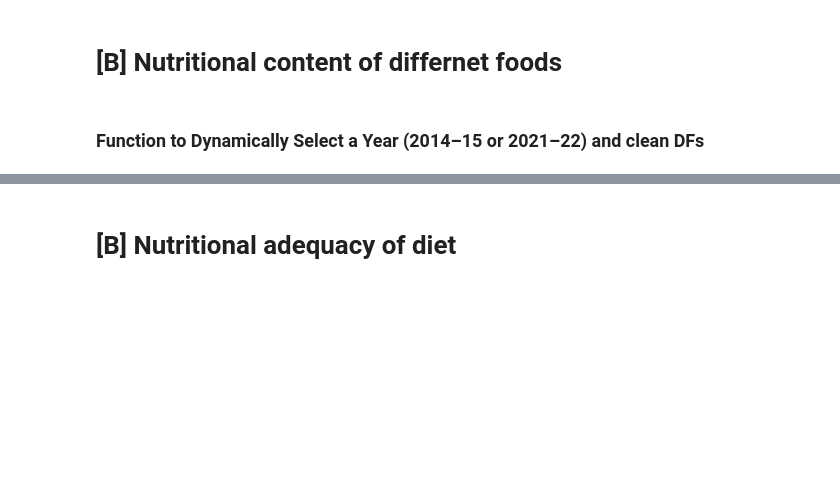
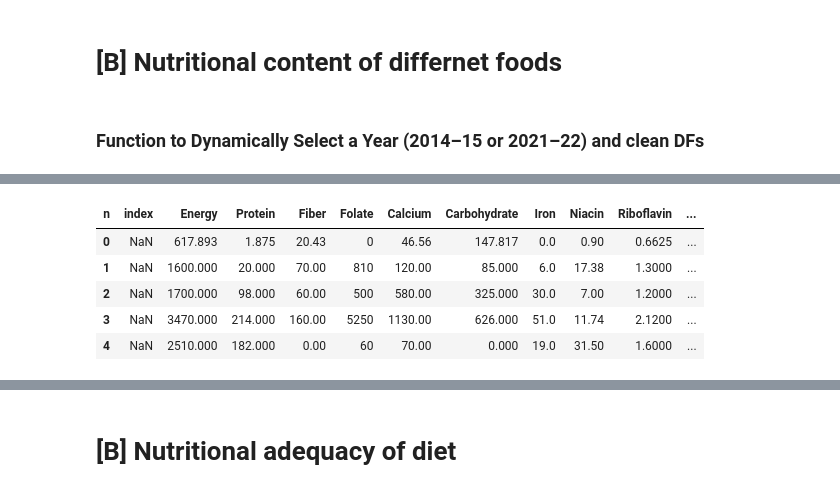
Before and after one commit to JackPollard4/Project-3-, a Jupyter notebook: Jack Mali Document.ipynb, the cells around one changed output, grey strips where cells are left out. Cells and saved outputs as stored; diff of their text form; code cells hidden in the pictures; blank space fills up the shorter version.

```diff
--- a/Jack Mali Document.ipynb
+++ b/Jack Mali Document.ipynb
@@ -398,0 +163,86 @@ Shape of rdi (Recommended Daily Intake): (20, 14)
+# %%
+def load_nutritional_data(year):
+    """
+    Loads and cleans data for the specified year.
+
+    Returns
+    -------
+    (x, z, p, fct, rdi) : tuple of pandas.DataFrames
+        x: Expenditures data
+        z: Household characteristics
+        p: Prices data
+        fct: Food Composition Table
+        rdi: Recommended Daily Intake
+    """
+    # --- Expenditures ---
+    x = get_clean_sheet(
+        InputFiles[f"Expenditures_{year}"][0],
+        sheet=InputFiles[f"Expenditures_{year}"][1]
+    )
+    if 'm' not in x.columns:
+        x['m'] = 1
+    x = x.set_index(['i', 't', 'm'])
+    x.columns.name = 'j'
+    x = x.apply(lambda col: pd.to_numeric(col, errors='coerce'))
+    x = x.replace(0, np.nan)
+
+    # --- Household Characteristics ---
+    z = get_clean_sheet(
+        InputFiles["HH_Characteristics"][0],
+        sheet=InputFiles["HH_Characteristics"][1]
+    )
+    if 'm' not in z.columns:
+        z['m'] = 1
+    z = z.set_index(['i','t','m'])
+    z.columns.name = 'k'
+    z = z.apply(lambda col: pd.to_numeric(col, errors='coerce'))
+
+    # --- Prices ---
+    p = get_clean_sheet(
+        InputFiles[f"Prices_{year}"][0],
+        sheet=InputFiles[f"Prices_{year}"][1]
+    )
+    if 'm' not in p.columns:
+        p['m'] = 1
+    p = p.set_index(['t','m'])
+    p.columns.name = 'j'
+    p = p.apply(lambda col: pd.to_numeric(col, errors='coerce'))
+    p = p.replace(0, np.nan)
+
+    # --- Food Composition Table (FCT) ---
+    fct = get_clean_sheet(
+        InputFiles["FCT"][0],
+        sheet=InputFiles["FCT"][1]
+    )
+    # Keep the default row index (whatever came from the sheet).
+    # Name the columns "n" to indicate nutrients:
+    fct.columns.name = 'n'
+    fct = fct.apply(lambda col: pd.to_numeric(col, errors='coerce'))
+
+    # --- Recommended Daily Intake (RDI) ---
+    rdi = get_clean_sheet(
+        InputFiles["RDI"][0],
+        sheet=InputFiles["RDI"][1]
+    )
+    rdi = rdi.set_index('n')
+    rdi.columns.name = 'k'
+
+    # Print shapes (optional)
+    print("Shape of x (Expenditures):", x.shape)
+    print("Shape of z (Household Characteristics):", z.shape)
+    print("Shape of p (Prices):", p.shape)
+    print("Shape of fct (Food Composition Table):", fct.shape)
+    print("Shape of rdi (Recommended Daily Intake):", rdi.shape)
+
+    return x, z, p, fct, rdi
+
+# ---------------------------------------------------------------------------
+# CHOOSE YEAR):
+# ---------------------------------------------------------------------------
+x, z, p, fct, rdi = load_nutritional_data("2013-14")
+display(x.head())
+display(z.head())
+display(p.head())
+display(fct.head())
+display(rdi.head())
+# %% [output]
@@ -398,0 +275,6 @@ Shape of rdi (Recommended Daily Intake): (20, 14)
+| n | index | Energy | Protein | Fiber | Folate | Calcium | Carbohydrate | Iron | Niacin | Riboflavin | ... |
+| 0 | NaN | 617.893 | 1.875 | 20.43 | 0 | 46.56 | 147.817 | 0.0 | 0.90 | 0.6625 | ... |
+| 1 | NaN | 1600.000 | 20.000 | 70.00 | 810 | 120.00 | 85.000 | 6.0 | 17.38 | 1.3000 | ... |
+| 2 | NaN | 1700.000 | 98.000 | 60.00 | 500 | 580.00 | 325.000 | 30.0 | 7.00 | 1.2000 | ... |
+| 3 | NaN | 3470.000 | 214.000 | 160.00 | 5250 | 1130.00 | 626.000 | 51.0 | 11.74 | 2.1200 | ... |
+| 4 | NaN | 2510.000 | 182.000 | 0.00 | 60 | 70.00 | 0.000 | 19.0 | 31.50 | 1.6000 | ... |
```
Also changed, not shown: parts of 12 cells of this notebook.
